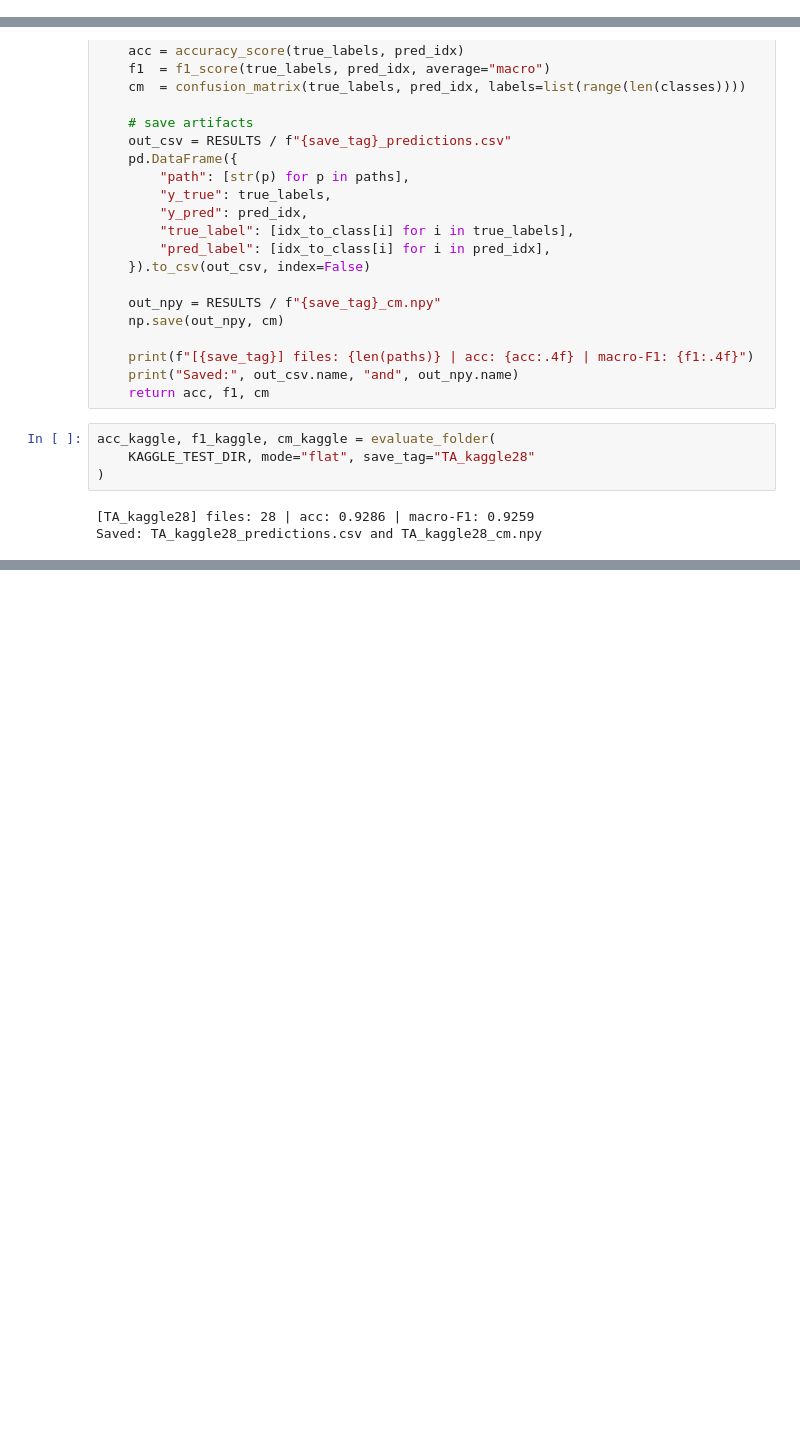
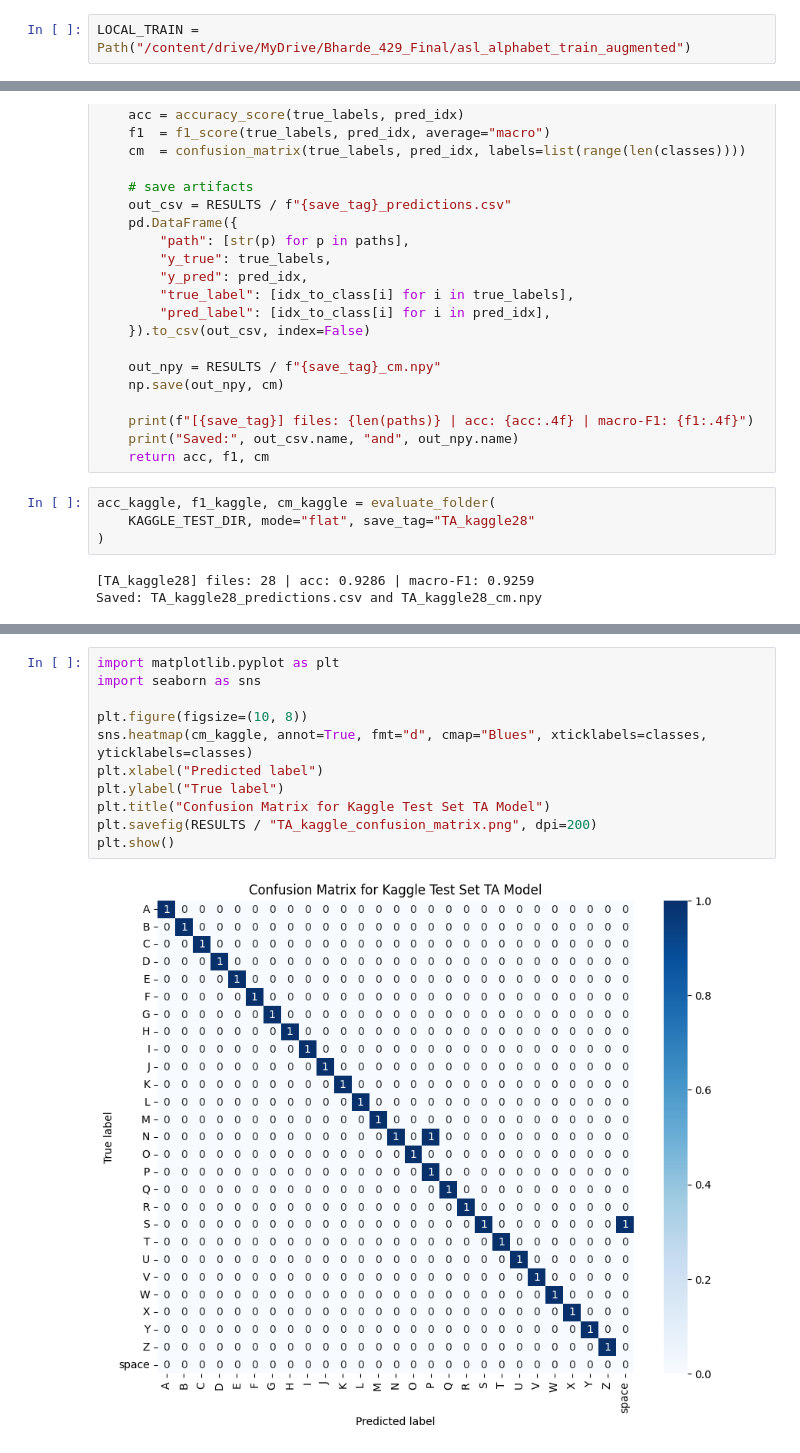
Before and after one commit to Zzzain24/DAEN_429_Project, a Jupyter notebook: ta_model.ipynb, the cells around one changed output, grey strips where cells are left out. Drawn from its saved outputs; the diff is of its cells as text; blank space fills up the shorter version.

```diff
--- a/ta_model.ipynb
+++ b/ta_model.ipynb
@@ -249,0 +370,2 @@ Name: count, dtype: int64
+# %%
+LOCAL_TRAIN = Path("/content/drive/MyDrive/Bharde_429_Final/asl_alphabet_train_augmented")
@@ -637 +987,14 @@ acc_custom, f1_custom, cm_custom = evaluate_folder(
 Saved: TA_custom_predictions.csv and TA_custom_cm.npy
+# %%
+import matplotlib.pyplot as plt
+import seaborn as sns
+
+plt.figure(figsize=(10, 8))
+sns.heatmap(cm_kaggle, annot=True, fmt="d", cmap="Blues", xticklabels=classes, yticklabels=classes)
+plt.xlabel("Predicted label")
+plt.ylabel("True label")
+plt.title("Confusion Matrix for Kaggle Test Set TA Model")
+plt.savefig(RESULTS / "TA_kaggle_confusion_matrix.png", dpi=200)
+plt.show()
+# %% [output]
+[figure, added]
```
Also changed, not shown: parts of 34 cells of this notebook, 8 other files.
